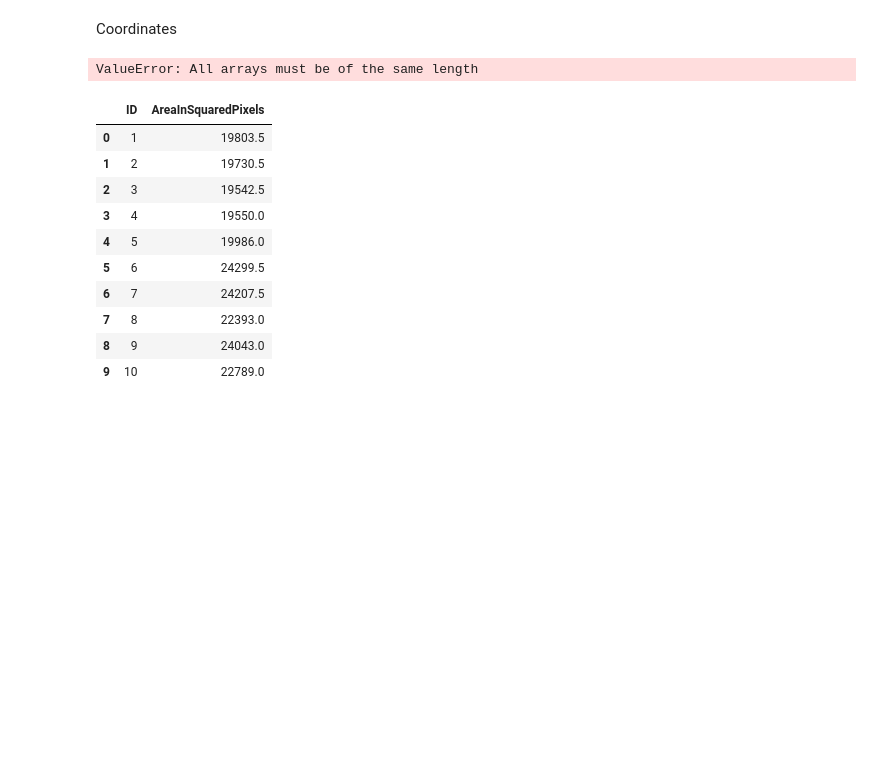
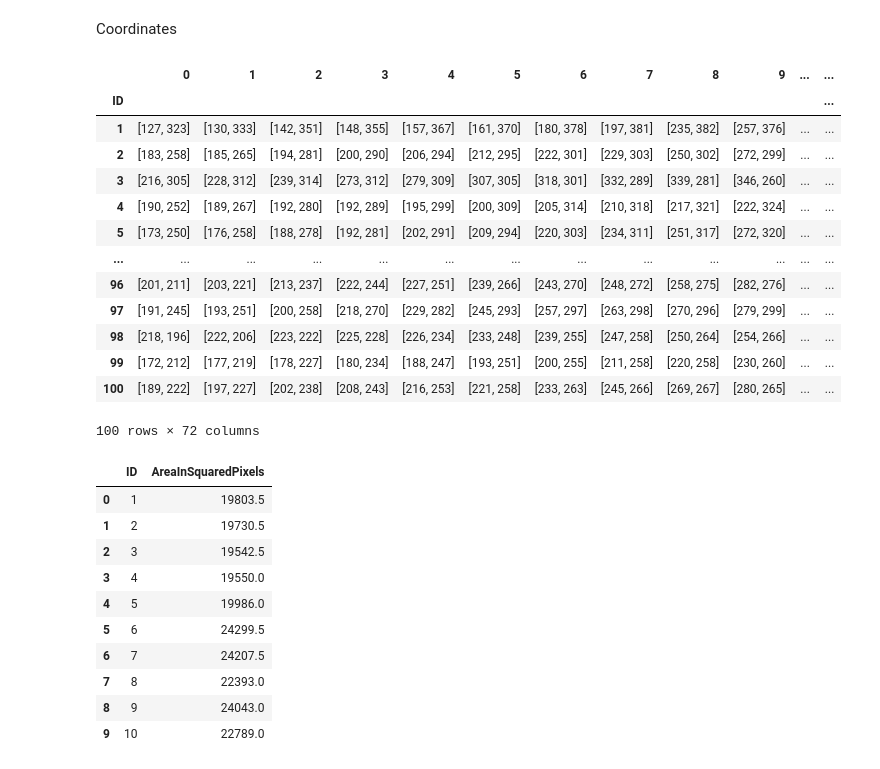
Before and after one commit to pcruiher08/ImageFeatures, a Jupyter notebook: analysis.ipynb, the cells around one changed output. Saved outputs shown, nothing was run; the diff lists cells and outputs as text; code cells hidden in the pictures; blank space fills up the shorter version.

```diff
--- a/analysis.ipynb
+++ b/analysis.ipynb
@@ -342,20 +342,37 @@ area.head(10)
 | 9 | 10 | 22789.0 |
 # %% [markdown]
 Coordinates
-# %%
-coordinates = pd.DataFrame.from_dict(IDAndCoordinates)
-#allfeatures.columns = ['ID', 'coordinatesInSquaredPixels', 'roundness', 'mean', 'stddev', 'skew', 'kurt']
-coordinates.columns = ['ID', 'coordinates']
-
-coordinates['ID'] = coordinates['ID'].astype(int)
-coordinates['coordinates'] = coordinates['coordinates'].astype(float)
-
-coordinates = coordinates.sort_values('ID')
-coordinates = coordinates.reset_index(drop=True)
-
-coordinates.head(10)
-# %% [output]
-ValueError: All arrays must be of the same length
+# %%
+
+
+
+coordinatesdf = pd.Series(IDAndCoordinates).apply(pd.Series)
+coordinatesdf = pd.concat([coordinatesdf], axis=1)
+
+coordinatesdf.index.name = 'ID'
+coordinatesdf.index = coordinatesdf.index.astype(int)
+
+coordinatesdf = coordinatesdf.sort_index()
+
+#coordinatesdf['ID'] = coordinatesdf['ID'].astype(int)
+
+
+coordinatesdf.head(100)
+# %% [output]
+|  | 0 | 1 | 2 | 3 | 4 | 5 | 6 | 7 | 8 | 9 | ... | ... |
+| ID |  |  |  |  |  |  |  |  |  |  |  | ... |
+| 1 | [127, 323] | [130, 333] | [142, 351] | [148, 355] | [157, 367] | [161, 370] | [180, 378] | [197, 381] | [235, 382] | [257, 376] | ... | ... |
+| 2 | [183, 258] | [185, 265] | [194, 281] | [200, 290] | [206, 294] | [212, 295] | [222, 301] | [229, 303] | [250, 302] | [272, 299] | ... | ... |
+| 3 | [216, 305] | [228, 312] | [239, 314] | [273, 312] | [279, 309] | [307, 305] | [318, 301] | [332, 289] | [339, 281] | [346, 260] | ... | ... |
+| 4 | [190, 252] | [189, 267] | [192, 280] | [192, 289] | [195, 299] | [200, 309] | [205, 314] | [210, 318] | [217, 321] | [222, 324] | ... | ... |
+| 5 | [173, 250] | [176, 258] | [188, 278] | [192, 281] | [202, 291] | [209, 294] | [220, 303] | [234, 311] | [251, 317] | [272, 320] | ... | ... |
+| ... | ... | ... | ... | ... | ... | ... | ... | ... | ... | ... | ... | ... |
+| 96 | [201, 211] | [203, 221] | [213, 237] | [222, 244] | [227, 251] | [239, 266] | [243, 270] | [248, 272] | [258, 275] | [282, 276] | ... | ... |
+| 97 | [191, 245] | [193, 251] | [200, 258] | [218, 270] | [229, 282] | [245, 293] | [257, 297] | [263, 298] | [270, 296] | [279, 299] | ... | ... |
+| 98 | [218, 196] | [222, 206] | [223, 222] | [225, 228] | [226, 234] | [233, 248] | [239, 255] | [247, 258] | [250, 264] | [254, 266] | ... | ... |
+| 99 | [172, 212] | [177, 219] | [178, 227] | [180, 234] | [188, 247] | [193, 251] | [200, 255] | [211, 258] | [220, 258] | [230, 260] | ... | ... |
+| 100 | [189, 222] | [197, 227] | [202, 238] | [208, 243] | [216, 253] | [221, 258] | [233, 263] | [245, 266] | [269, 267] | [280, 265] | ... | ... |
+100 rows × 72 columns
 # %%
 areadf = pd.Series(IDAndArea).to_frame().reset_index()
 areadf.columns = ['ID', 'AreaInSquaredPixels']
```
Also changed, not shown: parts of 15 cells of this notebook, 2 other files.
